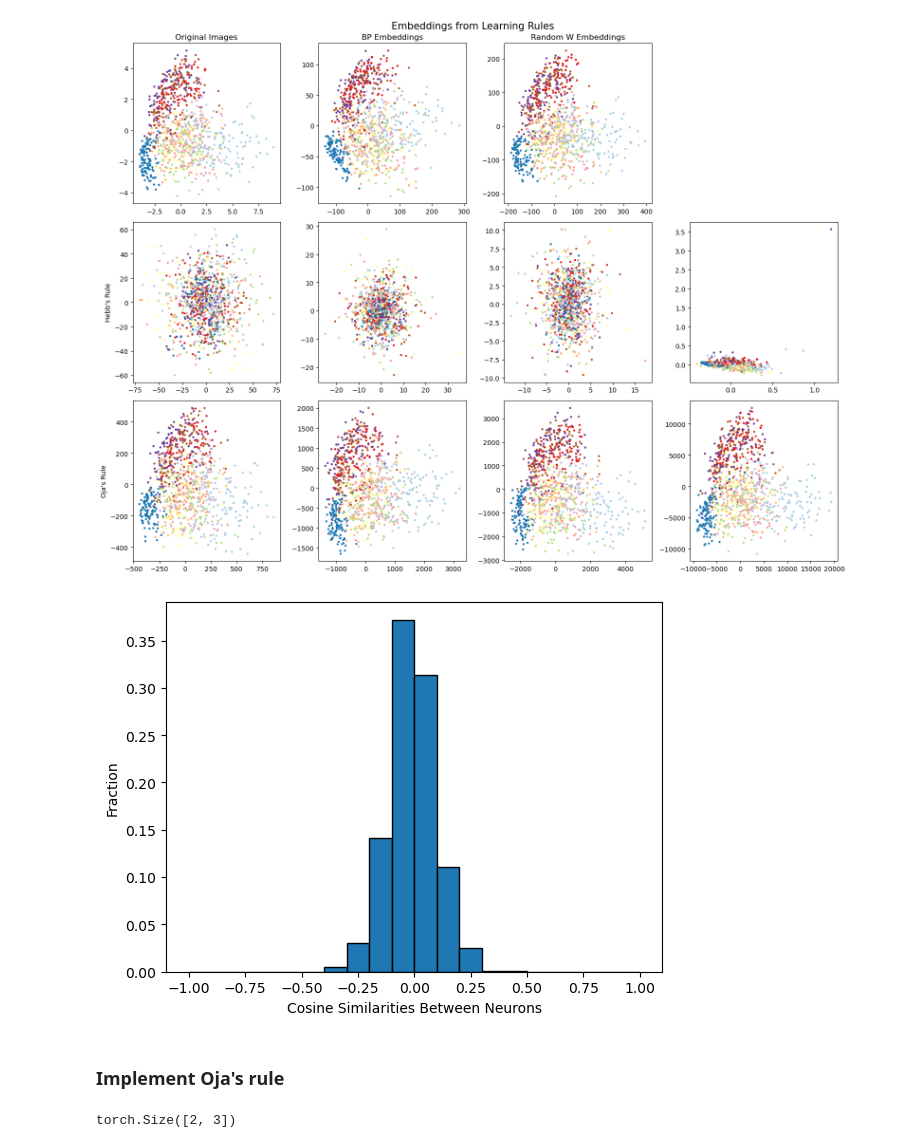
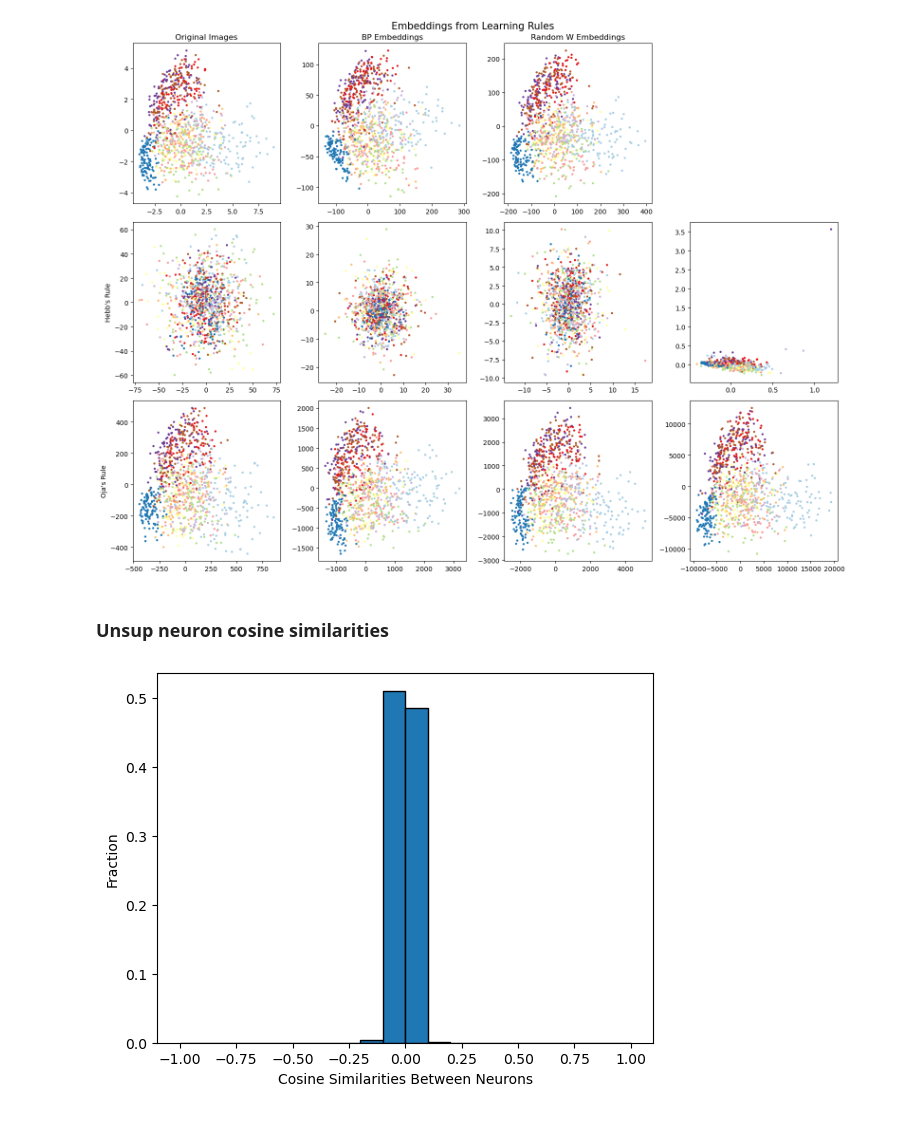
Before and after one commit to cutterdawes/HebbianLearning, a Jupyter notebook: experimental.ipynb, the cells around one changed output. Drawn from its saved outputs; the diff is of its cells as text; code cells hidden in the pictures.

```diff
--- a/experimental.ipynb
+++ b/experimental.ipynb
@@ -120,6 +132,8 @@ plt.tight_layout()
 # fig.savefig('figures/embeddings_comparison.png', dpi=300)
 # %% [output]
 [figure]
+# %% [markdown]
+### Unsup neuron cosine similarities
 # %%
 def plot_neuron_similarities(model, num_samples):
     # get and normalize weight matrix
@@ -143,8 +157,6 @@ def plot_neuron_similarities(model, num_samples):
     plt.ylabel('Fraction')
     plt.show()
 # %%
-plot_neuron_similarities(hebbs_rule50, 1000)
+plot_neuron_similarities(ojas_rule50, 1000)
 # %% [output]
-[figure, old version]
+[figure, new version]
-# %% [markdown]
-### Implement Oja's rule
@@ -157,4 +162,0 @@ W = torch.randn(4, 3)
-# %%
-x.shape
-# %% [output]
-torch.Size([2, 3])
```
Also changed, not shown: parts of 24 cells of this notebook, 2 other files.
